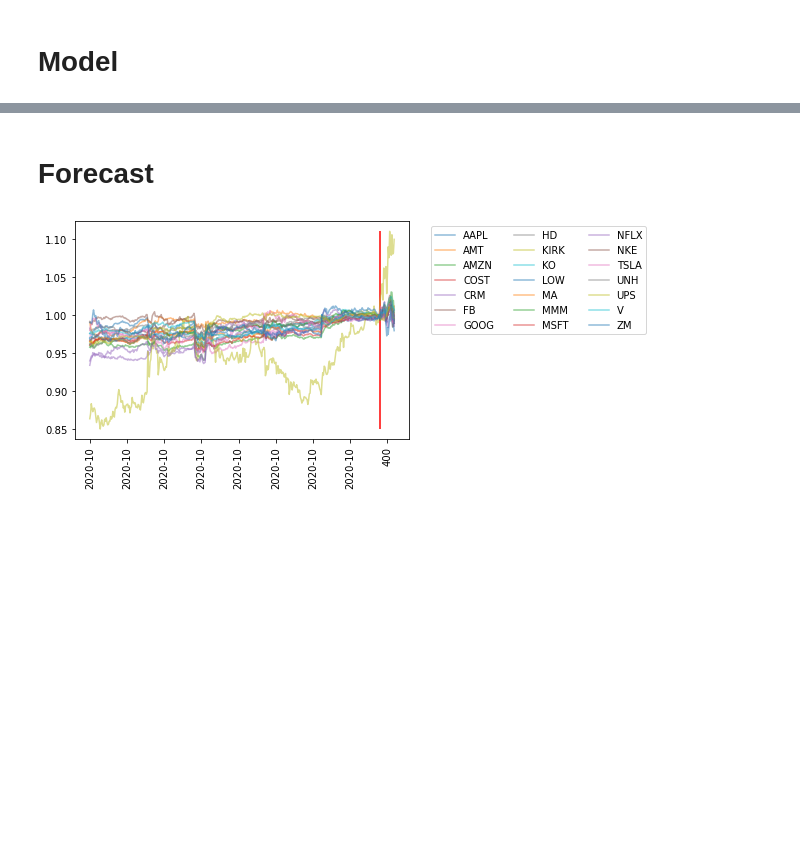
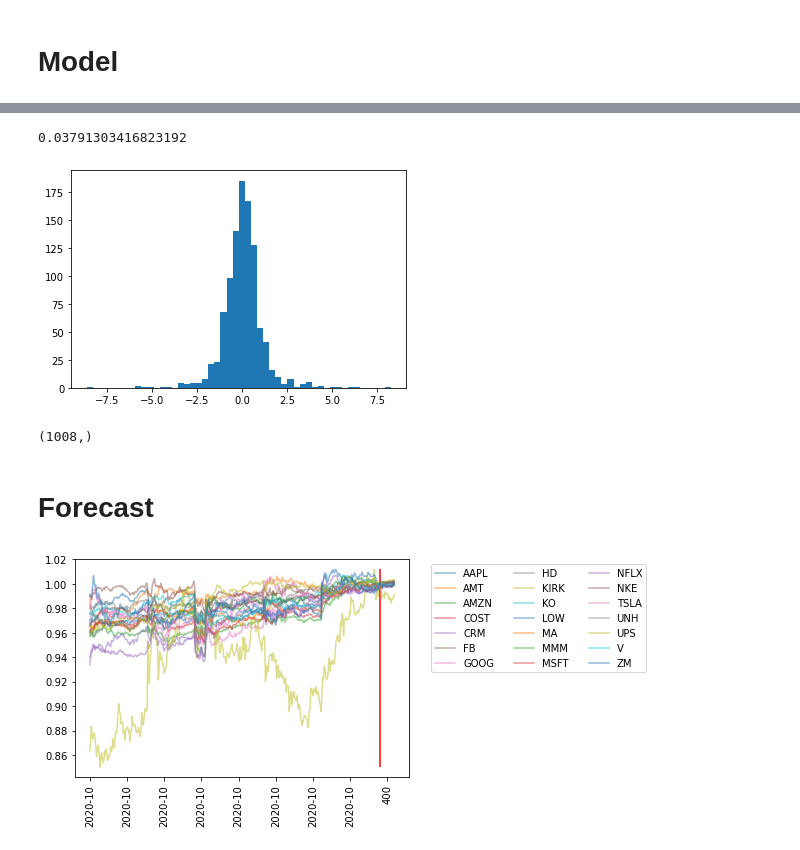
Before and after one commit to ehullander/StockPrice, a Jupyter notebook: Stocks.ipynb, the cells around one changed output, grey strips where cells are left out. Saved outputs shown, nothing was run; the diff lists cells and outputs as text; code cells hidden in the pictures; blank space fills up the shorter version.

```diff
--- a/Stocks.ipynb
+++ b/Stocks.ipynb
@@ -72,9 +120,20 @@ np.mean(MASE)
+# %%
+plt.hist(A - B, bins = 50)
+print(np.mean(A - B))
+plt.show()
+# %% [output]
+0.03791303416823192
+[figure, added]
+# %%
+A.shape
+# %% [output]
+(1008,)
 # %% [markdown]
 # Forecast
 # %%
 M = YahooStocks.Model(data=data)
-M.fitVAR(20)
+M.fitVAR(lags)
 M.forecast(20)
 M.plot_fcast()
 # %% [output]
-[figure, old version]
+[figure, new version]
```
Also changed, not shown: parts of 16 cells of this notebook, 7 other files.
